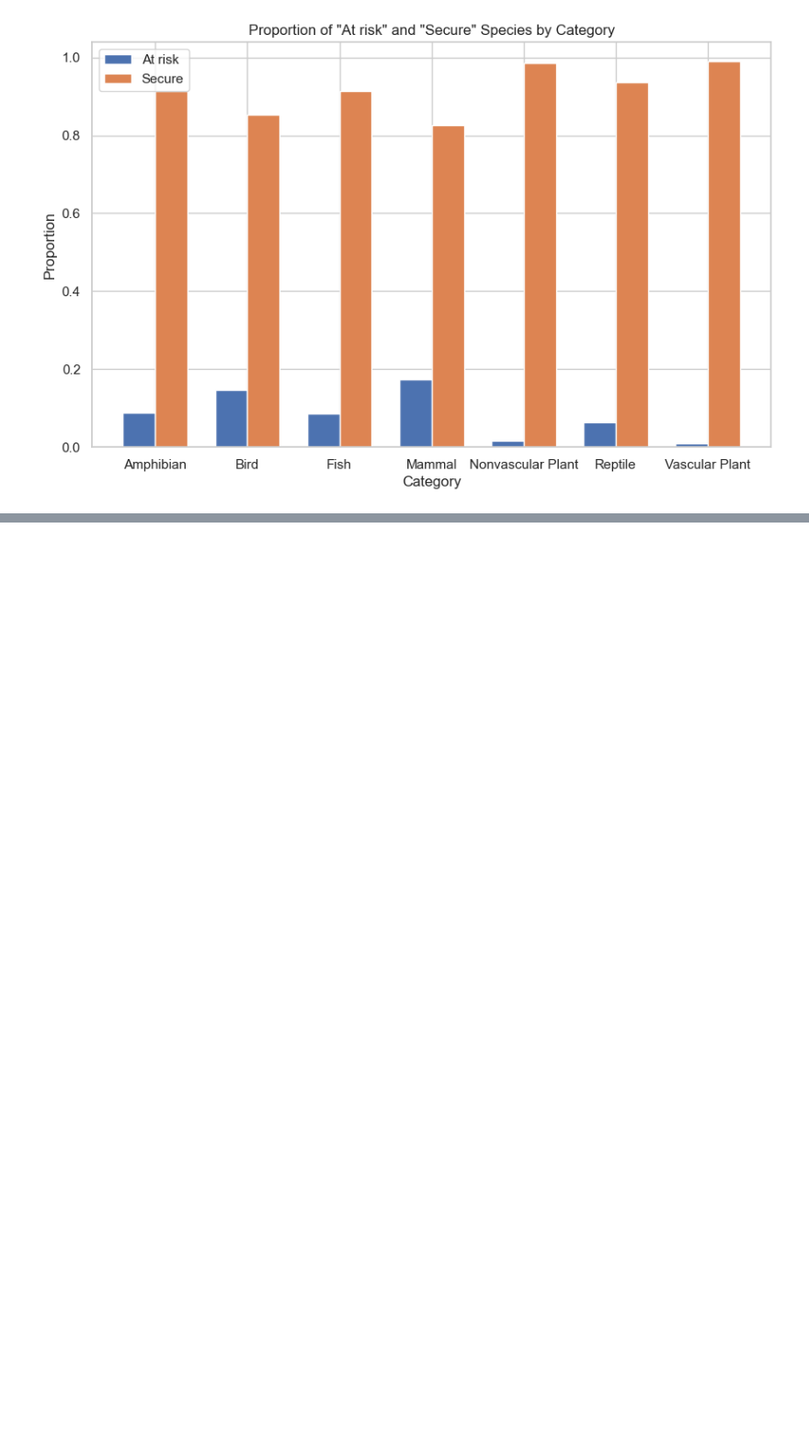
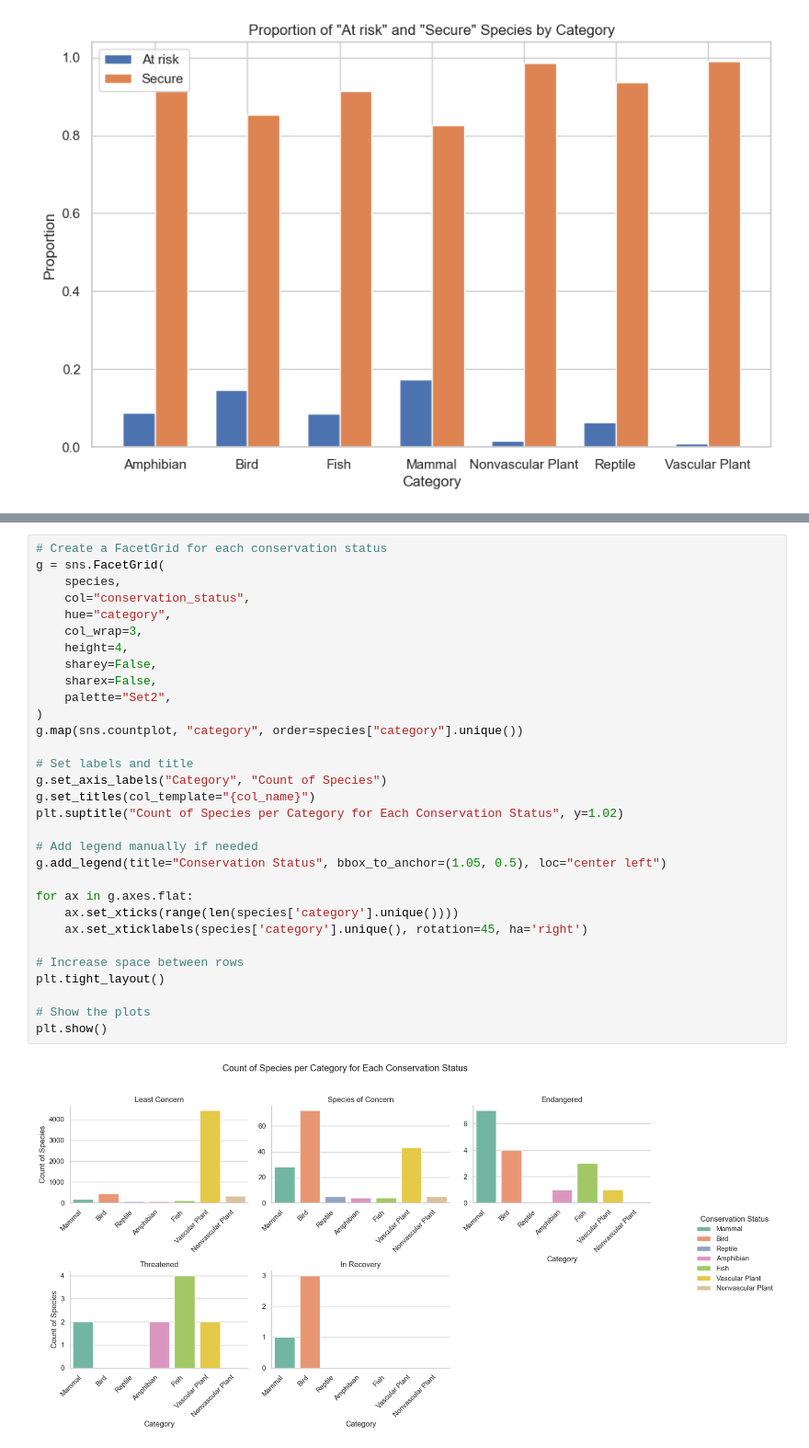
Before and after one commit to Freston1605/biodiversity_starter, a Jupyter notebook: biodiversity.ipynb, the cells around one changed output, grey strips where cells are left out. Shown at 92% size. Drawn from its saved outputs; the diff is of its cells as text; blank space fills up the shorter version.

```diff
--- a/biodiversity.ipynb
+++ b/biodiversity.ipynb
@@ -194,0 +240,33 @@ plt.show()
+# %%
+# Create a FacetGrid for each conservation status
+g = sns.FacetGrid(
+    species,
+    col="conservation_status",
+    hue="category",
+    col_wrap=3,
+    height=4,
+    sharey=False,
+    sharex=False,
+    palette="Set2",
+)
+g.map(sns.countplot, "category", order=species["category"].unique())
+
+# Set labels and title
+g.set_axis_labels("Category", "Count of Species")
+g.set_titles(col_template="{col_name}")
+plt.suptitle("Count of Species per Category for Each Conservation Status", y=1.02)
+
+# Add legend manually if needed
+g.add_legend(title="Conservation Status", bbox_to_anchor=(1.05, 0.5), loc="center left")
+
+for ax in g.axes.flat:
+    ax.set_xticks(range(len(species['category'].unique())))
+    ax.set_xticklabels(species['category'].unique(), rotation=45, ha='right')
+
+# Increase space between rows
+plt.tight_layout()
+
+# Show the plots
+plt.show()
+# %% [output]
+[figure, added]
```
Also changed, not shown: parts of 7 cells of this notebook, 11 other files.
